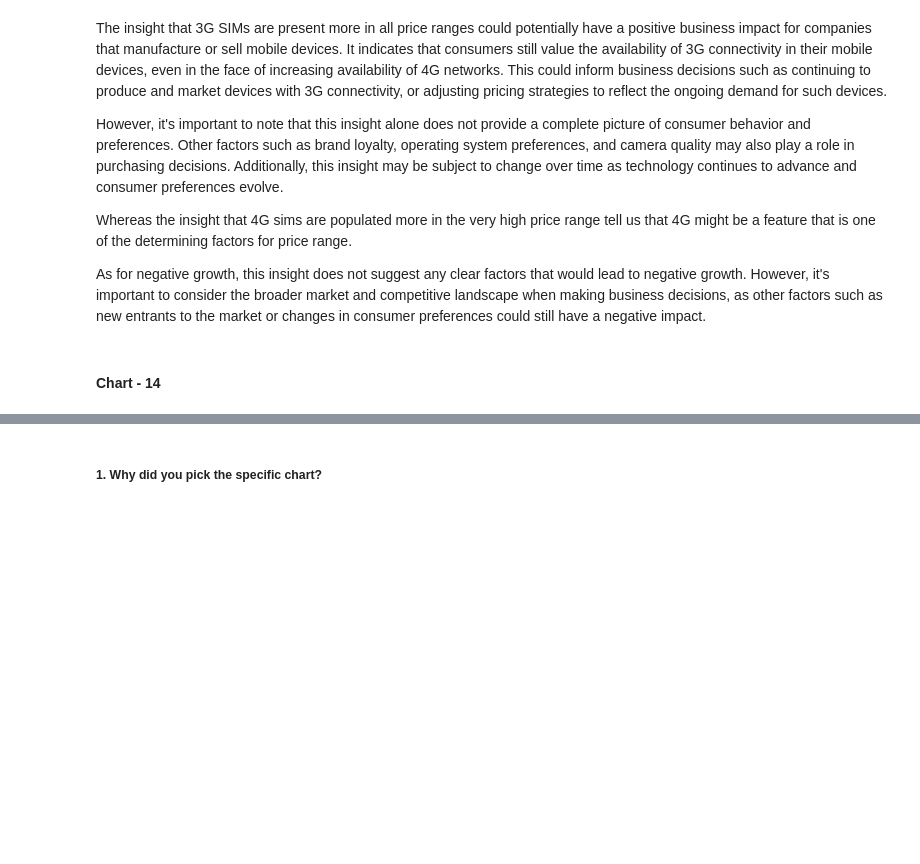
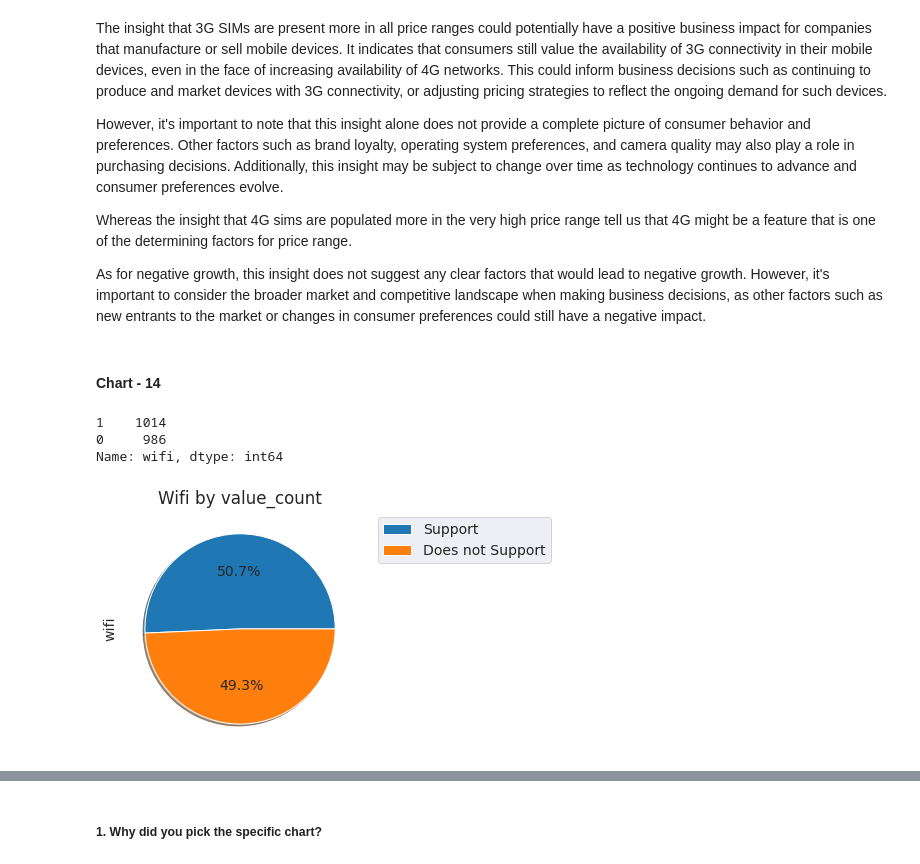
Before and after one commit to rajathAgalkote/MobilePriceRangePrediction_ML_classifier, a Jupyter notebook: Rajathadri_ML_Classifier_MobilePriceRangePrediction.ipynb, the cells around one changed output, grey strips where cells are left out. Cells and saved outputs as stored; diff of their text form; code cells hidden in the pictures; blank space fills up the shorter version.

```diff
--- a/Rajathadri_ML_Classifier_MobilePriceRangePrediction.ipynb
+++ b/Rajathadri_ML_Classifier_MobilePriceRangePrediction.ipynb
@@ -934,0 +937,13 @@ As for negative growth, this insight does not suggest any clear factors that wou
+# %%
+df['wifi'].value_counts()
+# %% [output]
+1    1014
+0     986
+Name: wifi, dtype: int64
+# %%
+df['wifi'].value_counts().plot.pie (autopct='%1.1f%%', shadow=True, labeldistance=None)
+plt.title('Wifi by value_count')
+plt.legend(['Support', 'Does not Support'], bbox_to_anchor=(1.05, 1.0), loc='upper left')
+plt.show()
+# %% [output]
+[figure, added]
```
Also changed, not shown: parts of 20 cells of this notebook.
